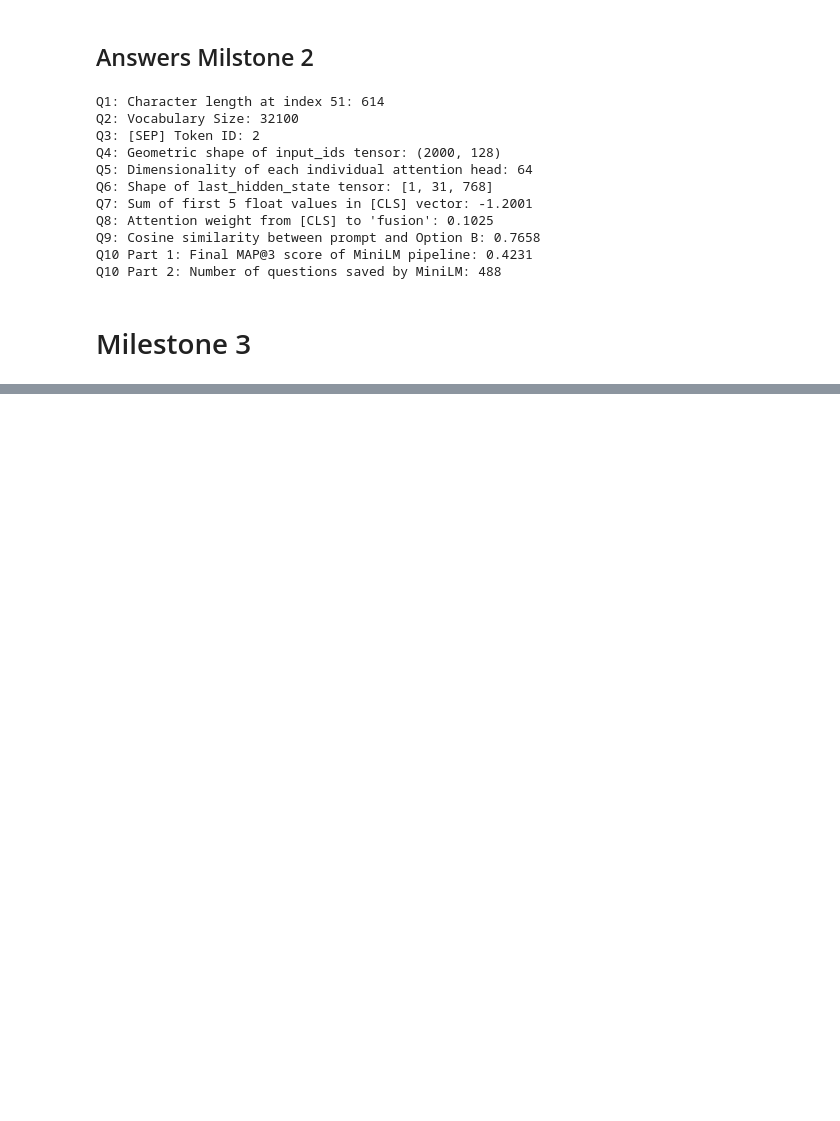
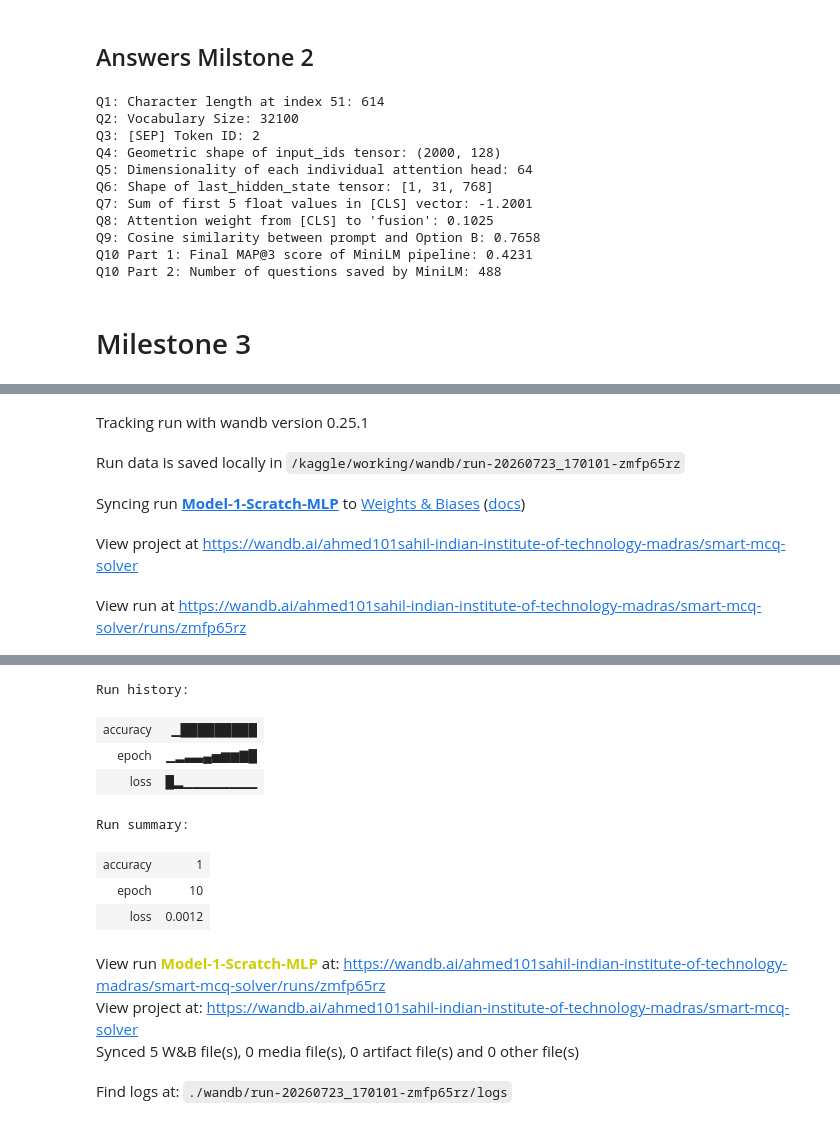
Before and after one commit to 22f2000691/dlgenai-t22026, a Jupyter notebook: DL-22f2000691-notebook-t22026.ipynb, the cells around one changed output, grey strips where cells are left out. Cells and saved outputs as stored; diff of their text form; code cells hidden in the pictures; blank space fills up the shorter version.

Commit message:
Kaggle Notebook | DL-22f2000691-notebook-t22026 | Version 6

```diff
--- a/DL-22f2000691-notebook-t22026.ipynb
+++ b/DL-22f2000691-notebook-t22026.ipynb
@@ -444,3 +443,66 @@ E) Martin Heidegger believes that time is an illusion, and the past, present, an
 Analyze the context above and pick the top 3 most likely correct answers in ranked order.
 
 Saved RAG-augmented dataset to train_augmented_rag.csv
+# %%
+train_df = pd.read_csv('/kaggle/input/competitions/smart-mcq-solver-challenge/train.csv')
+# %%
+import torch
+import torch.nn as nn
+import torch.optim as optim
+from torch.utils.data import Dataset, DataLoader
+import wandb
+import numpy as np
+
+label2id = {'A': 0, 'B': 1, 'C': 2, 'D': 3, 'E': 4}
+id2label = {v: k for k, v in label2id.items()}
+
+X_text = (train_df['prompt'] + " " + train_df['A'] + " " + train_df['B'] + " " + train_df['C'] + " " + train_df['D'] + " " + train_df['E']).tolist()
+X_tfidf = vectorizer.fit_transform(X_text).toarray()
+y_scratch = np.array([label2id[ans] for ans in train_df['answer']])
+
+class MCQScratchDataset(Dataset):
+    def __init__(self, X, y):
+        self.X = torch.tensor(X, dtype=torch.float32)
+        self.y = torch.tensor(y, dtype=torch.long)
+    def __len__(self):
+        return len(self.X)
+    def __getitem__(self, idx):
+        return self.X[idx], self.y[idx]
+
+scratch_dataset = MCQScratchDataset(X_tfidf, y_scratch)
+scratch_loader = DataLoader(scratch_dataset, batch_size=16, shuffle=True)
+
+wandb.init(project="smart-mcq-solver", name="Model-1-Scratch-MLP")
+
+input_dim = X_tfidf.shape[1]
+model_scratch = ScratchMCQSolver(input_dim=input_dim, hidden_dim=128).to("cuda" if torch.cuda.is_available() else "cpu")
+criterion = nn.CrossEntropyLoss()
+optimizer = optim.Adam(model_scratch.parameters(), lr=1e-3)
+
+device = "cuda" if torch.cuda.is_available() else "cpu"
+model_scratch.train()
+
+for epoch in range(10):
+    total_loss = 0.0
+    correct = 0
+    total = 0
+    for batch_x, batch_y in scratch_loader:
+        batch_x, batch_y = batch_x.to(device), batch_y.to(device)
+        optimizer.zero_grad()
+        outputs = model_scratch(batch_x)
+        loss = criterion(outputs, batch_y)
+        loss.backward()
+        optimizer.step()
+
+        total_loss += loss.item()
+        preds = torch.argmax(outputs, dim=1)
+        correct += (preds == batch_y).sum().item()
+        total += batch_y.size(0)
+
+    acc = correct / total
+    avg_loss = total_loss / len(scratch_loader)
+    wandb.log({"epoch": epoch + 1, "loss": avg_loss, "accuracy": acc})
+    print(f"Epoch {epoch+1}/10 - Loss: {avg_loss:.4f} - Accuracy: {acc:.4f}")
+
+wandb.finish()
+# %% [output]
@@ -446,0 +510,5 @@ Saved RAG-augmented dataset to train_augmented_rag.csv
+Tracking run with wandb version 0.25.1
+Run data is saved locally in /kaggle/working/wandb/run-20260723_170101-zmfp65rz
+Syncing run Model-1-Scratch-MLP to Weights & Biases (docs)
+View project at https://wandb.ai/ahmed101sahil-indian-institute-of-technology-madras/smart-mcq-solver
+View run at https://wandb.ai/ahmed101sahil-indian-institute-of-technology-madras/smart-mcq-solver/runs/zmfp65rz
@@ -446,0 +526,12 @@ Saved RAG-augmented dataset to train_augmented_rag.csv
+Run history:
+| accuracy | ▁█████████ |
+| epoch | ▁▂▃▃▄▅▆▆▇█ |
+| loss | █▂▁▁▁▁▁▁▁▁ |
+Run summary:
+| accuracy | 1 |
+| epoch | 10 |
+| loss | 0.0012 |
+View run Model-1-Scratch-MLP at: https://wandb.ai/ahmed101sahil-indian-institute-of-technology-madras/smart-mcq-solver/runs/zmfp65rz
+View project at: https://wandb.ai/ahmed101sahil-indian-institute-of-technology-madras/smart-mcq-solver
+Synced 5 W&B file(s), 0 media file(s), 0 artifact file(s) and 0 other file(s)
+Find logs at: ./wandb/run-20260723_170101-zmfp65rz/logs
```
Also changed, not shown: parts of 14 cells of this notebook.
